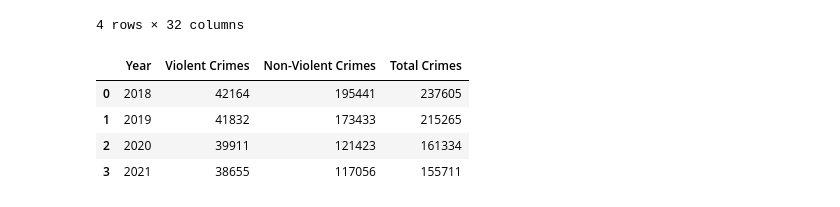
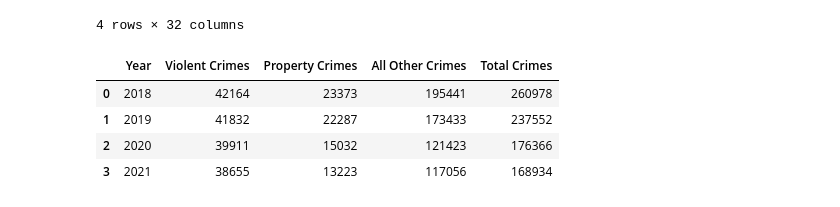
Before and after one commit to drainlm/Personalized-Relocation-Helper-, a Jupyter notebook: code.ipynb, the cells around one changed output. Drawn from its saved outputs; the diff is of its cells as text; code cells hidden in the pictures.

```diff
--- a/code.ipynb
+++ b/code.ipynb
@@ -285,37 +209,39 @@ mi_crime_df
 # %%
 # Get sum of all violent crime categories and add to new columng called "Violent Crimes"
 mi_crime_df['Violent Crimes'] = mi_crime_df.loc[:, ['Aggravated Assault',
                                             'Murder and Nonnegligent Manslaughter',
                                             'Rape', 'Robbery', 'Simple Assault']].sum(axis=1)
+# Get sum of all property crimes and add in column called "Property Crimes"
+mi_crime_df['Property Crimes'] = mi_crime_df.loc[:, ['Arson', 'Burglary', 'Larceny - Theft', 'Motor Vehicle Theft']].sum(axis=1)
 # Get sum of all non-violent crime categories and add to new columng called "Violent Crimes"
-mi_crime_df['Non-Violent Crimes'] = mi_crime_df.loc[:, ['All Other Offenses (Except Traffic)', 'Arson',
+mi_crime_df['All Other Crimes'] = mi_crime_df.loc[:, ['All Other Offenses (Except Traffic)', 'Arson',
                                             'Burglary','Curfew and Loitering Law Violations', 'Disorderly Conduct',
                                             'Driving Under the Influence', 'Drug Abuse Violations - Grand Total',
                                             'Drunkenness', 'Embezzlement', 'Forgery and Counterfeiting', 'Fraud',
                                             'Gambling - Total', 'Human Trafficking - Commercial Sex Acts',
                                             'Human Trafficking - Involuntary Servitude', 'Larceny - Theft',
                                             'Liquor Laws', 'Manslaughter by Negligence', 'Motor Vehicle Theft',
                                             'Offenses Against the Family and Children','Prostitution and Commercialized Vice',
                                             'Stolen Property: Buying, Receiving, Possessing',
                                             'Suspicion', 'Vagrancy', 'Vandalism','Weapons: Carrying, Possessing, Etc.',
                                             'Sex Offenses (Except Rape, and Prostitution and Commercialized Vice)']].sum(axis=1)
 # Drop all columns except totals and data years
 mi_crime_df.drop(
     labels=["Aggravated Assault","All Other Offenses (Except Traffic)", "Arson", "Burglary",
        "Curfew and Loitering Law Violations", "Disorderly Conduct","Driving Under the Influence",
        "Drug Abuse Violations - Grand Total", "Drunkenness", "Embezzlement", "Forgery and Counterfeiting", "Fraud",
        "Gambling - Total", "Human Trafficking - Commercial Sex Acts", "Human Trafficking - Involuntary Servitude",
        "Larceny - Theft", "Liquor Laws", "Manslaughter by Negligence", "Motor Vehicle Theft",
        "Murder and Nonnegligent Manslaughter", "Offenses Against the Family and Children","Prostitution and Commercialized Vice",
        "Rape", "Robbery", "Simple Assault", "Stolen Property: Buying, Receiving, Possessing", "Suspicion", "Vagrancy", "Vandalism",
        "Weapons: Carrying, Possessing, Etc.","Sex Offenses (Except Rape, and Prostitution and Commercialized Vice)"],
        axis=1, inplace=True)
 # Add total crimes column
-mi_crime_df['Total Crimes'] = mi_crime_df.loc[:, ['Non-Violent Crimes', 'Violent Crimes']].sum(axis=1)
+mi_crime_df['Total Crimes'] = mi_crime_df.loc[:, ['All Other Crimes', 'Violent Crimes', 'Property Crimes']].sum(axis=1)
 mi_crime_df
 # %% [output]
-|  | Year | Violent Crimes | Non-Violent Crimes | Total Crimes |
-| 0 | 2018 | 42164 | 195441 | 237605 |
-| 1 | 2019 | 41832 | 173433 | 215265 |
-| 2 | 2020 | 39911 | 121423 | 161334 |
-| 3 | 2021 | 38655 | 117056 | 155711 |
+|  | Year | Violent Crimes | Property Crimes | All Other Crimes | Total Crimes |
+| 0 | 2018 | 42164 | 23373 | 195441 | 260978 |
+| 1 | 2019 | 41832 | 22287 | 173433 | 237552 |
+| 2 | 2020 | 39911 | 15032 | 121423 | 176366 |
+| 3 | 2021 | 38655 | 13223 | 117056 | 168934 |
```
Also changed, not shown: parts of 22 cells of this notebook, 1 other file.
